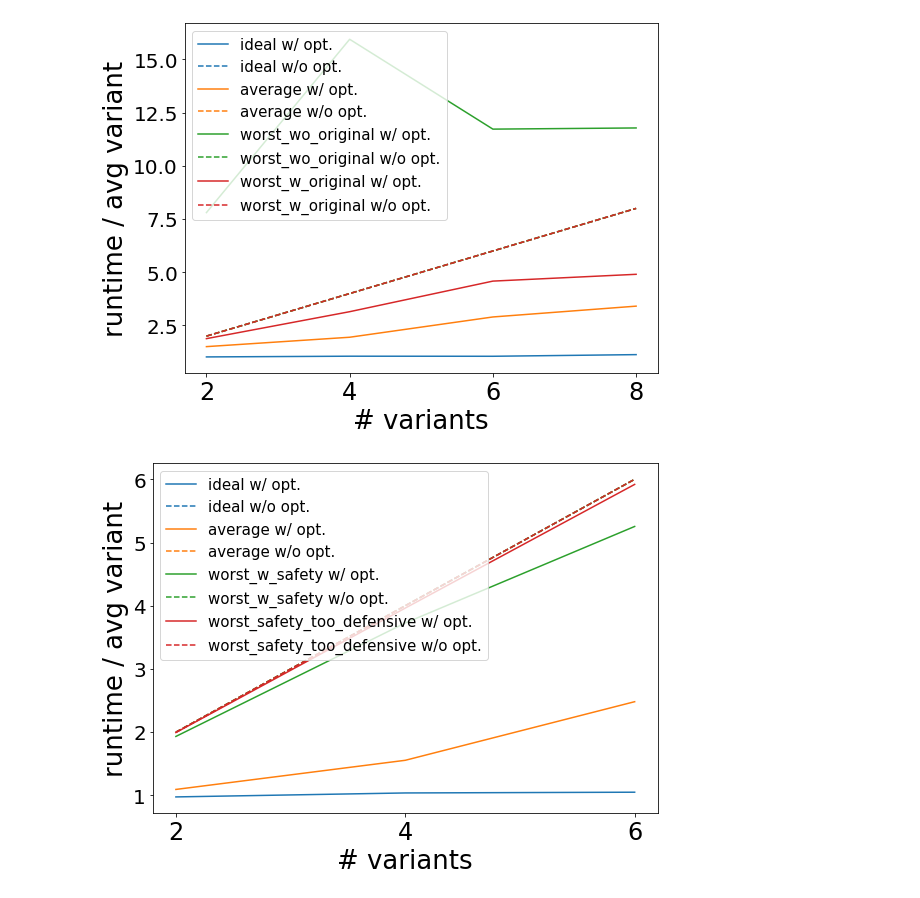
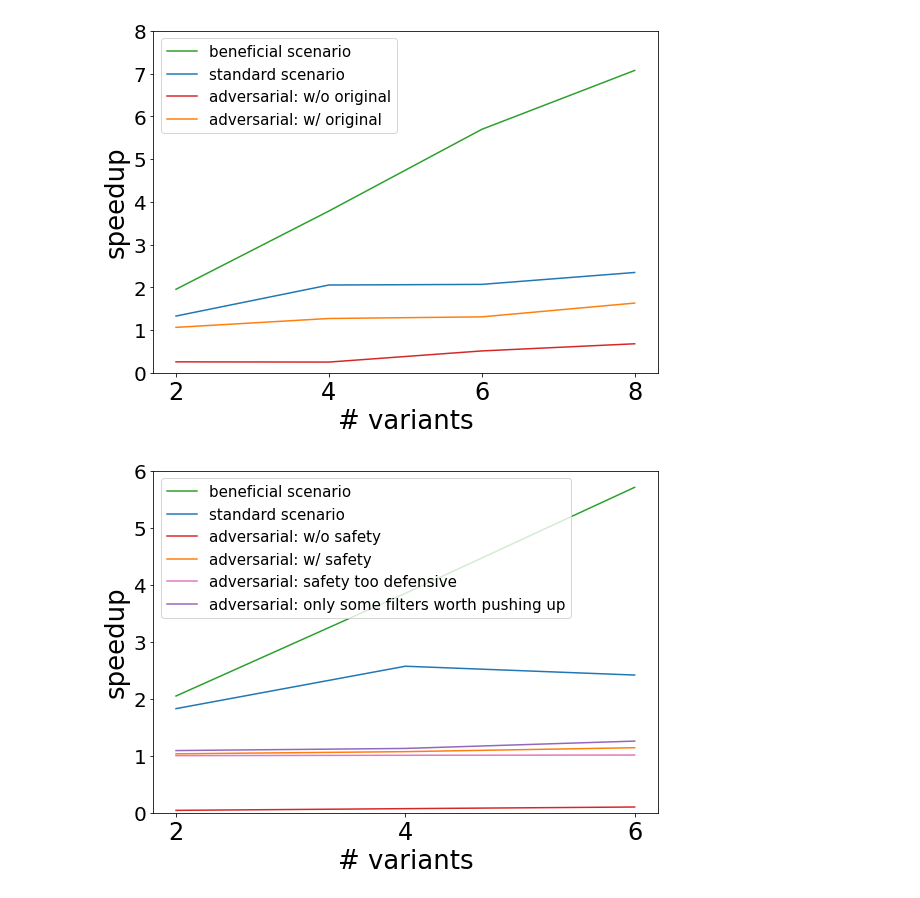
Before and after one commit to stefan-grafberger/mlwhatif, a Jupyter notebook: experiments/plot-benchmark-results--optimizations.ipynb, the cells around one changed output. Drawn from its saved outputs; the diff is of its cells as text; code cells hidden in the pictures.

Commit message:
Improved plots

```diff
--- a/experiments/plot-benchmark-results--optimizations.ipynb
+++ b/experiments/plot-benchmark-results--optimizations.ipynb
@@ -14,11 +14,11 @@ def load_csf_result_data(optimization, scenario, variant_counts, row_count):
         new_df = pd.read_csv(filepath)
         repeats = new_df.shape[0]
         median_no_opt = new_df['analysis_result_without_any_opt'].median()
-        avg_baseline_variant_execution = median_no_opt / variant_count
+        # avg_baseline_variant_execution = median_no_opt / variant_count
         new_df['original_pipeline'] = new_df['original_pipeline'].median()
         for column in new_df.columns:
             if column.startswith("analysis_result"):
-                new_df[column] = new_df[column].median() / avg_baseline_variant_execution
+                new_df[column] = median_no_opt / new_df[column].median()
         new_df = new_df.head(1)
         new_df['repeats'] = repeats
         new_df['variant_count'] = variant_count
@@ -36,21 +36,25 @@ def plot_runtimes(scenario_name_to_named_metrics: Dict[str, Tuple[float, float]]
     #plt.plot(1.0 / epsilons, adult_means / np.min(adult_means), 'o-', markersize=markersize)
 
     # plt.plot(variant_counts, np.array(orig), linestyle='dotted', color='grey')
-    colors = ['tab:blue', 'tab:orange', 'tab:green', 'tab:red', 'tab:purple']
+    # styles = [{'color': 'tab:green'}, {'color': 'tab:blue'}, {'color': 'tab:red'}, {'color': 'tab:orange'}, {'color': 'tab:red', 'linestyle': 'dashed'}, {'color': 'tab:purple', 'linestyle': 'dashed'}]
+    styles = [{'color': 'tab:green'}, {'color': 'tab:blue'}, {'color': 'tab:red'}, {'color': 'tab:orange'}, {'color': 'tab:pink'}, {'color': 'tab:purple'}]
 
-    for (scenario, (metric_with_opt, metric_witout_opt)), color in zip(scenario_name_to_named_metrics.items(), colors):
-        plt.plot(variant_counts, np.array(metric_with_opt), color=color)
-        plt.plot(variant_counts, np.array(metric_witout_opt), linestyle='dashed', color=color)
+
+    for (scenario, (metric_with_opt, metric_witout_opt)), style in zip(scenario_name_to_named_metrics.items(), styles):
+        plt.plot(variant_counts, np.array(metric_with_opt), **style)
+        # plt.plot(variant_counts, np.array(metric_witout_opt), linestyle='dashed', color=color)
 
 
     #plt.ylim((0.9, 5.999))
+    # plt.grid()
+    # plt.gca().set_aspect("equal")
 
-    plt.ylabel('runtime / avg variant', fontsize=26)
+    plt.ylabel('speedup', fontsize=26)
     plt.xlabel('# variants', fontsize=26)
     legend_names = []
     for scenario_name in scenario_name_to_named_metrics.keys():
-        legend_names.append(f"{scenario_name} w/ opt.")
-        legend_names.append(f"{scenario_name} w/o opt.")
+        legend_names.append(f"{scenario_name}")  #  w/ opt.
+        #legend_names.append(f"{scenario_name} w/o opt.")
     plt.legend(legend_names, loc='upper left',
                #, title="inspections", title_fontsize=16,
                fontsize=15, ncol=1)
@@ -59,7 +63,9 @@ def plot_runtimes(scenario_name_to_named_metrics: Dict[str, Tuple[float, float]]
 
     #plt.xticks(variant_counts[1:], rotation=45, fontsize=24)
     plt.xticks(variant_counts, rotation=0, fontsize=24)
+    # plt.xticks(list(range(2, variant_counts[-1])), rotation=0, fontsize=24)
 
+    plt.ylim(0, variant_counts[-1])
     #plt.yscale('log')
     #plt.xscale('log')
 
@@ -125,32 +131,32 @@ ideal_df = load_csf_result_data(optimization, "ideal", variant_counts, row_count
 average_df = load_csf_result_data(optimization, "average", variant_counts, row_count)
 worst_wo_original_df = load_csf_result_data(optimization, "worst_wo_original", variant_counts, row_count)
 worst_w_original_df = load_csf_result_data(optimization, "worst_w_original", variant_counts, row_count)
-plot_runtimes({'ideal': (ideal_df['analysis_result_with_opt_rule'], ideal_df['analysis_result_without_any_opt']),
-               'average': (average_df['analysis_result_with_opt_rule'], average_df['analysis_result_without_any_opt']),
-               'worst_wo_original': (worst_wo_original_df['analysis_result_with_opt_rule'], worst_wo_original_df['analysis_result_without_any_opt']),
-               'worst_w_original': (worst_w_original_df['analysis_result_with_opt_rule'], worst_w_original_df['analysis_result_without_any_opt'])},
+plot_runtimes({'beneficial scenario': (ideal_df['analysis_result_with_opt_rule'], ideal_df['analysis_result_without_any_opt']),
+               'standard scenario': (average_df['analysis_result_with_opt_rule'], average_df['analysis_result_without_any_opt']),
+               'adversarial: w/o original': (worst_wo_original_df['analysis_result_with_opt_rule'], worst_wo_original_df['analysis_result_without_any_opt']),
+               'adversarial: w/ original': (worst_w_original_df['analysis_result_with_opt_rule'], worst_w_original_df['analysis_result_without_any_opt'])},
               variant_counts,
               f"{optimization}_variant_counts")
 # %% [output]
-[figure, old version]
+[figure, new version]
 # %%
 optimization = "operator_deletion_filter_push_up"
 variant_counts = [2, 4, 6]
 row_count = "2000"
 ideal_df = load_csf_result_data(optimization, "ideal", variant_counts, row_count)
 average_df = load_csf_result_data(optimization, "average", variant_counts, row_count)
 worst_wo_safety_df = load_csf_result_data(optimization, "worst_wo_safety", variant_counts, row_count)
 worst_w_safety_df = load_csf_result_data(optimization, "worst_w_safety", variant_counts, row_count)
 worst_safety_too_defensive_df = load_csf_result_data(optimization, "worst_safety_too_defensive", variant_counts, row_count)
 worst_case_only_some_filters_worth_pushing_up_df = load_csf_result_data(optimization, "worst_case_only_some_filters_worth_pushing_up", variant_counts, row_count)
-plot_runtimes({'ideal': (ideal_df['analysis_result_with_opt_rule'], ideal_df['analysis_result_without_any_opt']),
-               'average': (average_df['analysis_result_with_opt_rule'], average_df['analysis_result_without_any_opt']),
-               #'worst_wo_safety_df': (worst_wo_safety_df['analysis_result_with_opt_rule'], worst_wo_safety_df['analysis_result_without_any_opt']),
-               'worst_w_safety': (worst_w_safety_df['analysis_result_with_opt_rule'], worst_w_safety_df['analysis_result_without_any_opt']),
-               'worst_safety_too_defensive': (worst_safety_too_defensive_df['analysis_result_with_opt_rule'], worst_safety_too_defensive_df['analysis_result_without_any_opt']),
-               #'worst_case_only_some_filters_worth_pushing_up': (worst_case_only_some_filters_worth_pushing_up_df['analysis_result_with_opt_rule'], worst_case_only_some_filters_worth_pushing_up_df['analysis_result_without_any_opt'])
+plot_runtimes({'beneficial scenario': (ideal_df['analysis_result_with_opt_rule'], ideal_df['analysis_result_without_any_opt']),
+               'standard scenario': (average_df['analysis_result_with_opt_rule'], average_df['analysis_result_without_any_opt']),
+               'adversarial: w/o safety': (worst_wo_safety_df['analysis_result_with_opt_rule'], worst_wo_safety_df['analysis_result_without_any_opt']),
+               'adversarial: w/ safety': (worst_w_safety_df['analysis_result_with_opt_rule'], worst_w_safety_df['analysis_result_without_any_opt']),
+               'adversarial: safety too defensive': (worst_safety_too_defensive_df['analysis_result_with_opt_rule'], worst_safety_too_defensive_df['analysis_result_without_any_opt']),
+               'adversarial: only some filters worth pushing up': (worst_case_only_some_filters_worth_pushing_up_df['analysis_result_with_opt_rule'], worst_case_only_some_filters_worth_pushing_up_df['analysis_result_without_any_opt'])
                },
               variant_counts,
               f"{optimization}_variant_counts")
 # %% [output]
-[figure, old version]
+[figure, new version]
```
Also changed, not shown: parts of 3 cells of this notebook, 5 other files.
